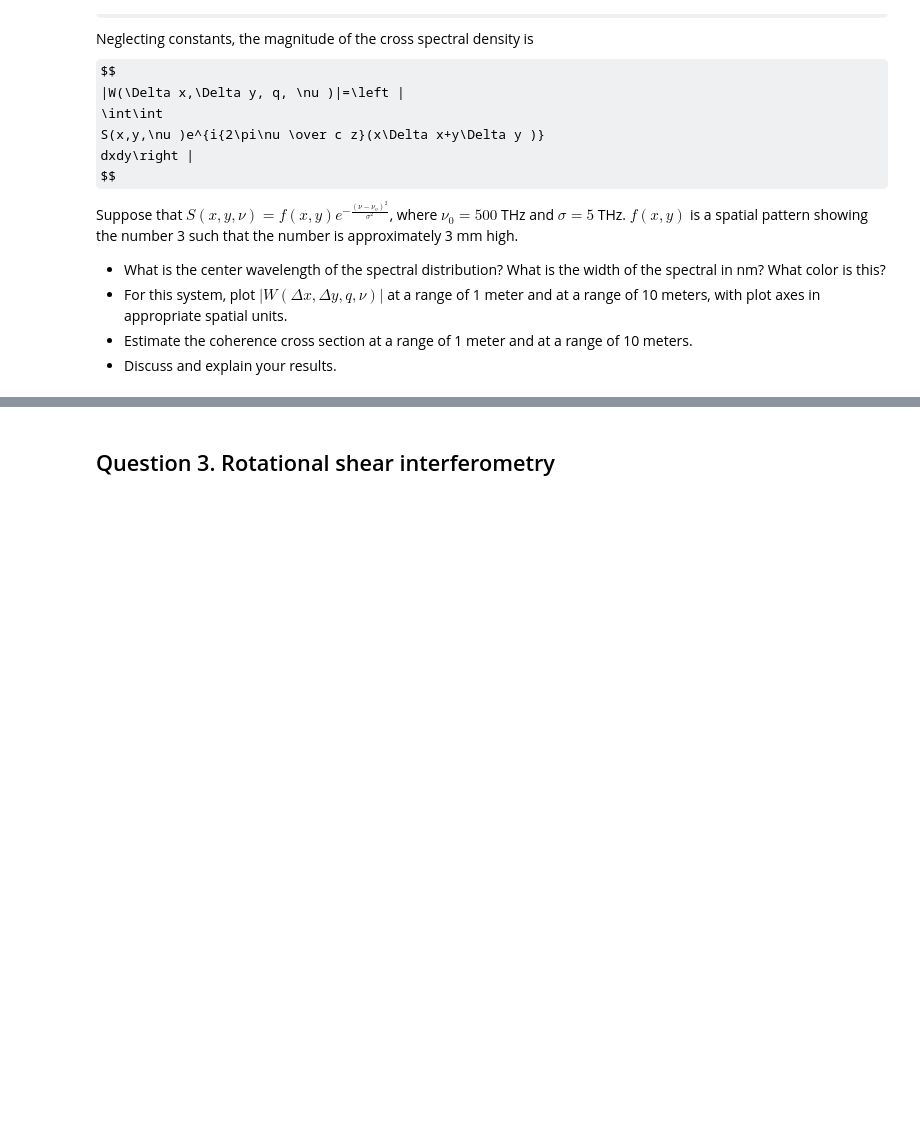
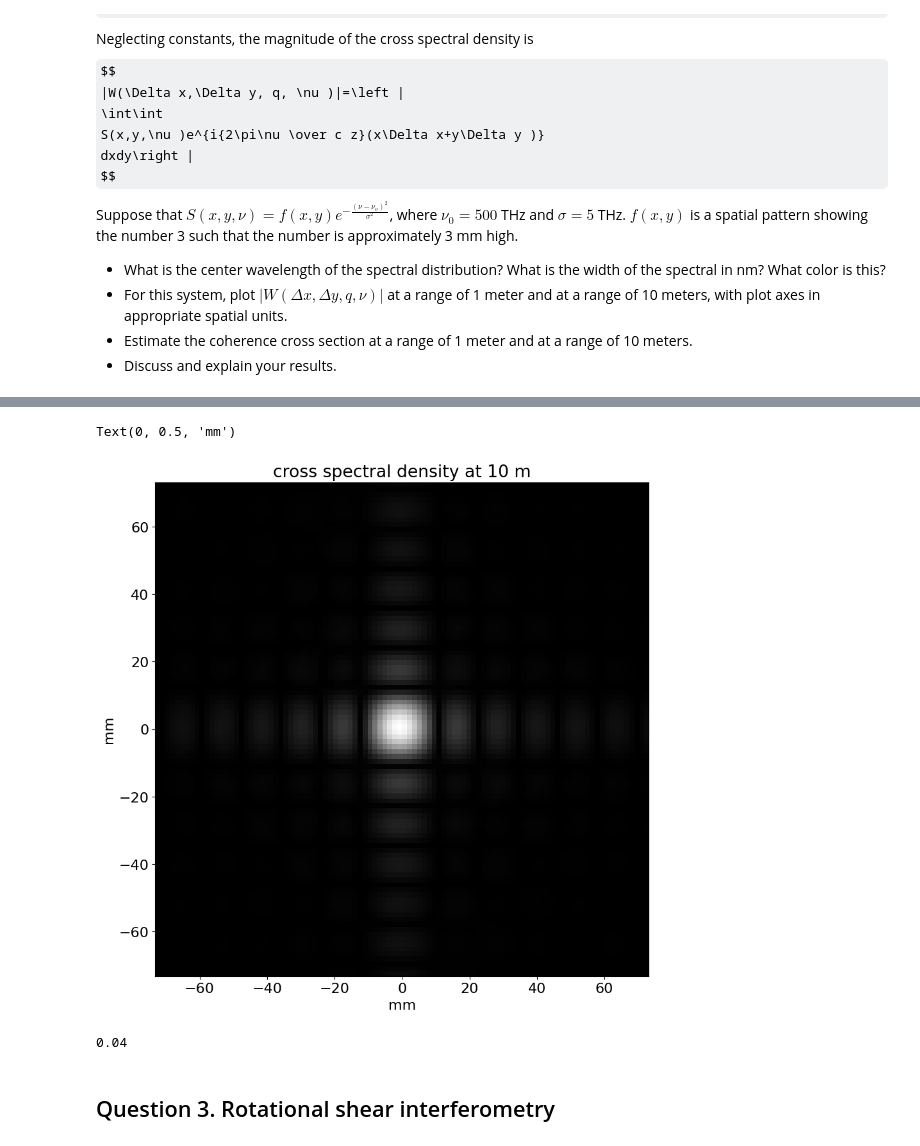
Before and after one commit to arizonaCameraLab/computationalImaging, a Jupyter notebook: coherence/ComputationalPhotographyHomework1.ipynb, the cells around one changed output, grey strips where cells are left out. Cells and saved outputs as stored; diff of their text form; code cells hidden in the pictures; some formulas as TeX source; blank space fills up the shorter version.

```diff
--- a/coherence/ComputationalPhotographyHomework1.ipynb
+++ b/coherence/ComputationalPhotographyHomework1.ipynb
@@ -66,3 +111,21 @@ Suppose that $S(x,y,\nu )= f(x,y) e^{-\frac{(\nu - \nu_o)^2}{\sigma^2}}$, where
+# %%
+umax=2048/0.0082 #inverse meters
+lam=6*10**-7
+z=10
+dXmax=1000*umax*lam*z
+dXmax=100*dXmax/2048
+W=np.abs(np.fft.fftshift(np.fft.fft2(three)))
+plt.imshow(W[975:1075,975:1075],cmap='gray', extent=[-dXmax,dXmax,-dXmax,dXmax])
+plt.title('cross spectral density at 10 m')
+plt.xlabel('mm')
+plt.ylabel('mm')
+# %% [output]
+Text(0, 0.5, 'mm')
+[figure, added]
+# %%
+3/75
+# %% [output]
+0.04
 # %% [markdown]
 ## Question 3. Rotational shear interferometry
 # %% [markdown]
```
Also changed, not shown: parts of 8 cells of this notebook.
